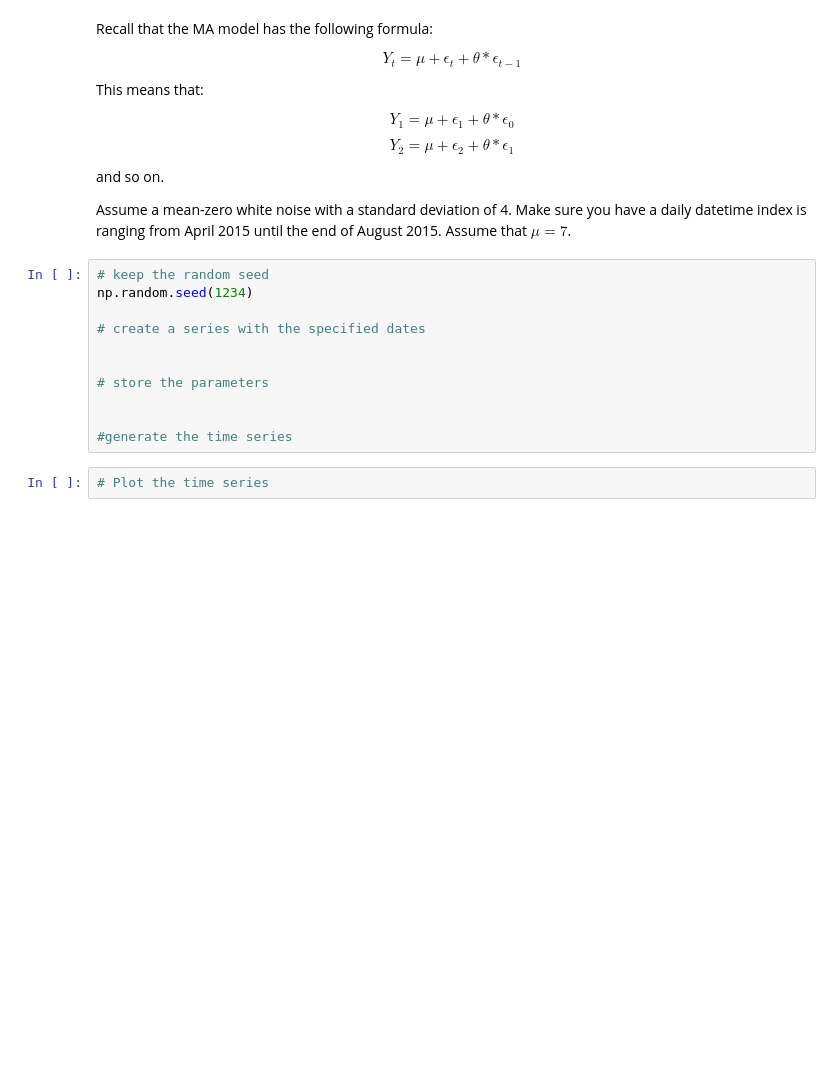
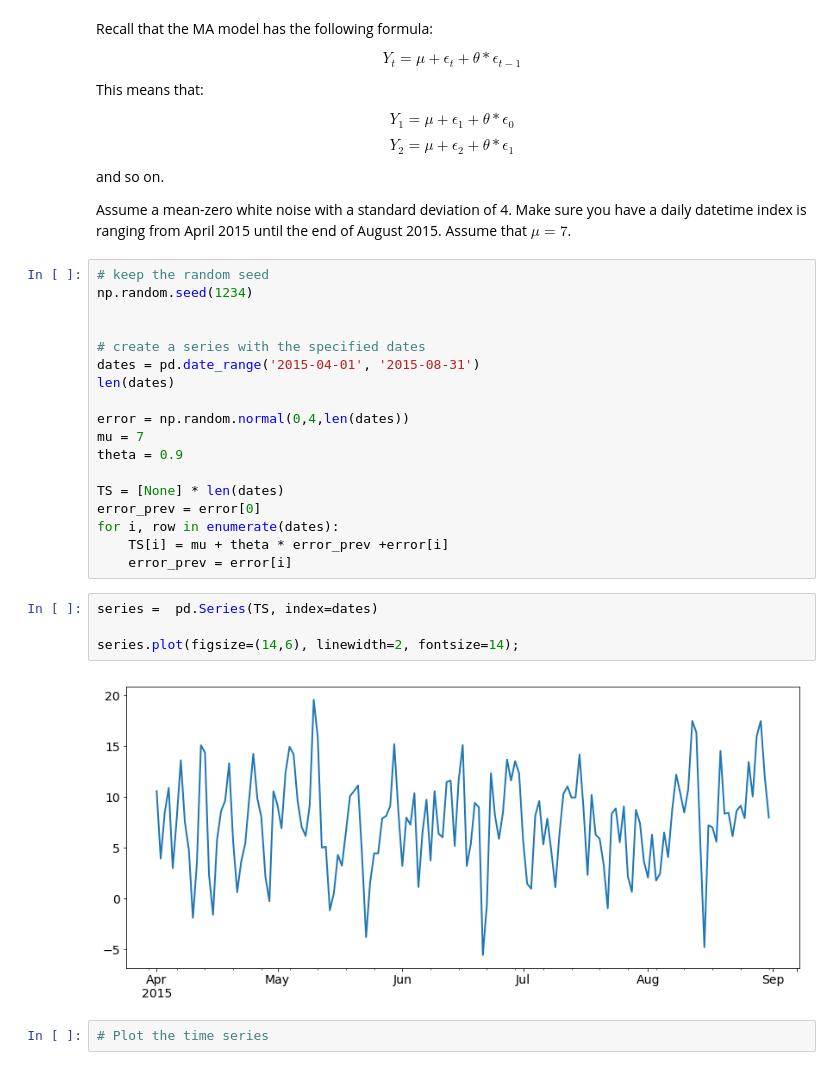
Before and after one commit to yuwenwang169/dsc-enterprise-hsbc-arma-models-lab-hsbc-ds-081319, a Jupyter notebook: index.ipynb, the cells around one changed output. Cells and saved outputs as stored; diff of their text form; blank space fills up the shorter version.

```diff
--- a/index.ipynb
+++ b/index.ipynb
@@ -130,17 +130,30 @@ $$Y_2 = \mu + \epsilon_2+  \theta * \epsilon_{1}$$
 and so on.
 
 Assume a mean-zero white noise with a standard deviation of 4. Make sure you have a daily datetime index is ranging from April 2015 until the end of August 2015. Assume that $\mu=7$.
-# %%
-# keep the random seed
-np.random.seed(1234)
-
-# create a series with the specified dates
-
-
-# store the parameters
-
-
-#generate the time series
+# %%
+# keep the random seed
+np.random.seed(1234)
+
+
+# create a series with the specified dates
+dates = pd.date_range('2015-04-01', '2015-08-31')
+len(dates)
+
+error = np.random.normal(0,4,len(dates))
+mu = 7
+theta = 0.9
+
+TS = [None] * len(dates)
+error_prev = error[0]
+for i, row in enumerate(dates):
+    TS[i] = mu + theta * error_prev +error[i]
+    error_prev = error[i]
+# %%
+series =  pd.Series(TS, index=dates)
+
+series.plot(figsize=(14,6), linewidth=2, fontsize=14);
+# %% [output]
+[figure, added]
 # %%
 # Plot the time series
 # %% [markdown]
```
